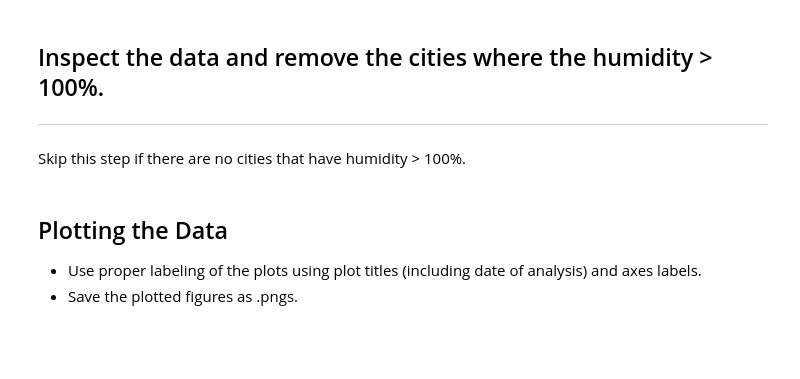
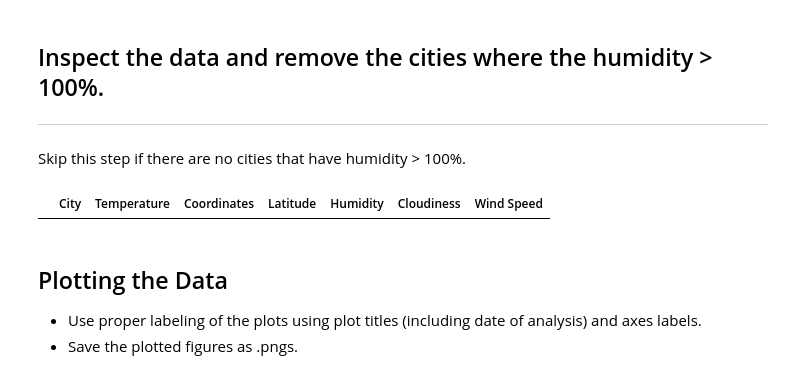
Before and after one commit to adrianstrecker/python-api-challenge, a Jupyter notebook: WeatherPy/WeatherPy.ipynb, the cells around one changed output. Saved outputs shown, nothing was run; the diff lists cells and outputs as text; code cells hidden in the pictures; blank space fills up the shorter version.

```diff
--- a/WeatherPy/WeatherPy.ipynb
+++ b/WeatherPy/WeatherPy.ipynb
@@ -62,9 +62,12 @@ temps = []
 unit = "imperial"
 coordinates = []
 latitude = []
+longitude = []
 humidity = []
 cloudiness = []
 wind_speed = []
+country = []
+date = []
 
 #Loop through to collect temperature for each city in the cities list
 for city in cities:
@@ -79,12 +82,17 @@ for city in cities:
         coordinates.append(weather_json["coord"])
         lat = weather_json["coord"]["lat"]
         latitude.append(lat)
+        lon = weather_json["coord"]["lon"]
+        longitude.append(lat)
         humidity_level = weather_json["main"]["humidity"]
         humidity.append(humidity_level)
         clouds = weather_json["clouds"]["all"]
         cloudiness.append(clouds)
         wind = weather_json["wind"]["speed"]
         wind_speed.append(wind)
+        cntry = weather_json["sys"]["country"]
+        country.append(cntry)
+        date.append(weather_json["dt"])
         #https://www.dataquest.io/blog/tutorial-advanced-for-loops-python-pandas/
         print(f"City {cities.index(city)}: the temperature in {city} is {round(temperature)}" + " degrees Fahrenheit")
     except:
@@ -94,7 +102,10 @@ for city in cities:
         cloudiness.append(0)
         wind_speed.append(0)
         latitude.append(0)
-        print(f"{city} is not found")
+        longitude.append(0)
+        country.append(0)
+        date.append(0)
+        print(f"{city} not found. Skipping...")
 
 
 # plt.scatter(weather_df["latitude"], weather_df["temp"], marker='o')
@@ -128,12 +139,14 @@ City 626: the temperature in romilly-sur-seine is 53 degrees Fahrenheit
 #Create dataframe
 weather_dict = {
     "City": cities,
-    "Temperature": temps,
+    "Temperature (F)": temps,
     "Coordinates": coordinates,
     "Latitude": latitude,
     "Humidity": humidity,
     "Cloudiness": cloudiness,
-    "Wind Speed": wind_speed}
+    "Wind Speed": wind_speed,
+    "Country": country,
+    "Date": date}
 
 weather_data = pd.DataFrame(weather_dict)
 cleaned_weather_data = weather_data.loc[weather_data["Temperature"] > 0 , :]
@@ -160,5 +173,10 @@ cleaned_weather_data.head(5)
 ## Inspect the data and remove the cities where the humidity > 100%.
 ----
 Skip this step if there are no cities that have humidity > 100%.
+# %%
+humidity_over_a_hundred = cleaned_weather_data.loc[cleaned_weather_data["Humidity"] > 100 , :]
+humidity_over_a_hundred.head(5)
+# %% [output]
+|  | City | Temperature | Coordinates | Latitude | Humidity | Cloudiness | Wind Speed |
 # %%
 #  Get the indices of cities that have humidity over 100%.
```
Also changed, not shown: parts of 3 cells of this notebook.
